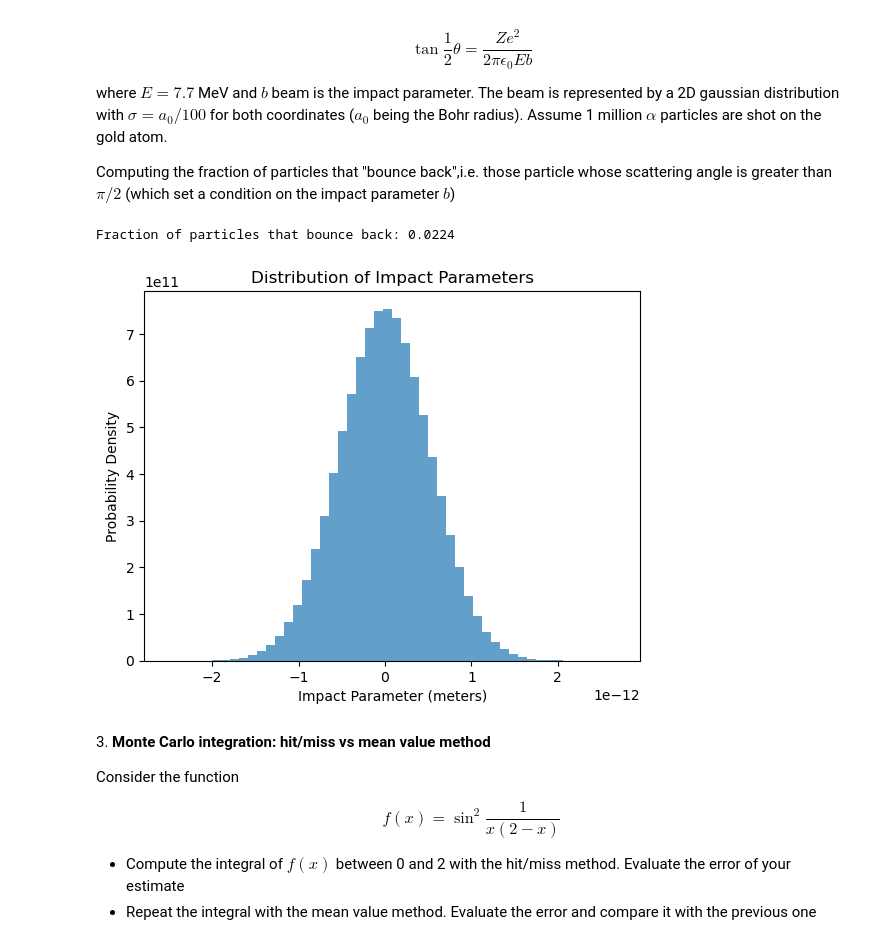
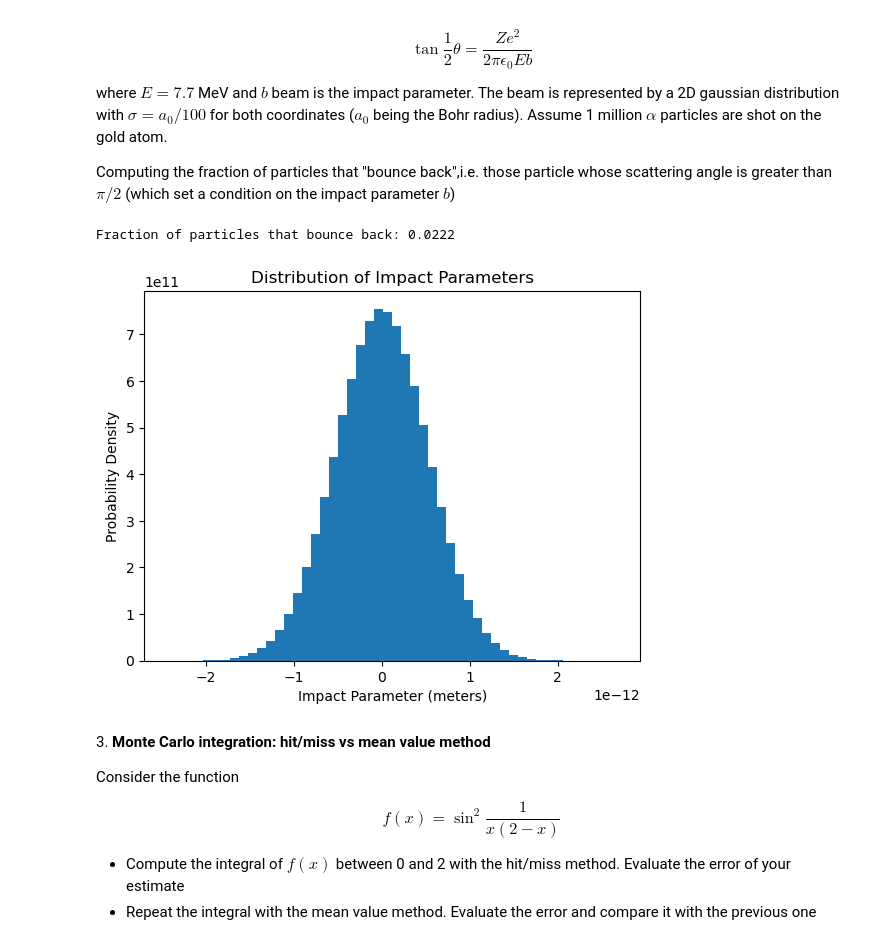
Before and after one commit to EugeniaBoccanera/LaboratoryOfComputationalPhysics_Y6, a Jupyter notebook: 10ex_MonteCarlo.ipynb, the cells around one changed output. Drawn from its saved outputs; the diff is of its cells as text; code cells hidden in the pictures.

```diff
--- a/10ex_MonteCarlo.ipynb
+++ b/10ex_MonteCarlo.ipynb
@@ -146,38 +207,38 @@ where $E=7.7$ MeV and $b$ beam is the impact parameter. The beam is represented
 
 Computing the fraction of particles that "bounce back",i.e. those particle whose scattering angle is greater than $\pi/2$ (which set a condition on the impact parameter $b$)
 # %%
-## da correggere
+## lu
 import numpy as np
 import matplotlib.pyplot as plt
 
 # Constants
 Z = 79
 e = 1.602e-19  # Elementary charge in coulombs
 epsilon_0 = 8.854e-12  # Vacuum permittivity in F/m
 E = 7.7e6 * e  # Energy in Joules (converted from MeV to Joules)
 a_0 = 5.29e-11  # Bohr radius in meters
 sigma = a_0 / 100  # Standard deviation for the Gaussian distribution
 num_particles = 1000000  # Number of alpha particles
 b = np.random.normal(scale=sigma,size=num_particles)
 #print(b[:20])
 
 theta = 2*np.arctan((Z*e**2)/(2*np.pi*epsilon_0*E*b))
 
 # No. of scattering angles greater than pi/2
 bounce_back = len(theta[theta>abs(np.pi/2)])
 
 fraction_bounce_back = bounce_back/num_particles
 print(f"Fraction of particles that bounce back: {fraction_bounce_back:.4f}")
 
 # Optional: Plot the distribution of impact parameters
-plt.hist(b, bins=50, density=True, alpha=0.7)
+plt.hist(b, bins=50, density=True, alpha=1)
 plt.xlabel('Impact Parameter (meters)')
 plt.ylabel('Probability Density')
 plt.title('Distribution of Impact Parameters')
 plt.show()
 # %% [output]
-Fraction of particles that bounce back: 0.0224
+Fraction of particles that bounce back: 0.0222
-[figure, old version]
+[figure, new version]
 # %% [markdown]
 3\. **Monte Carlo integration: hit/miss vs mean value method**
 
```
Also changed, not shown: parts of 7 cells of this notebook.
